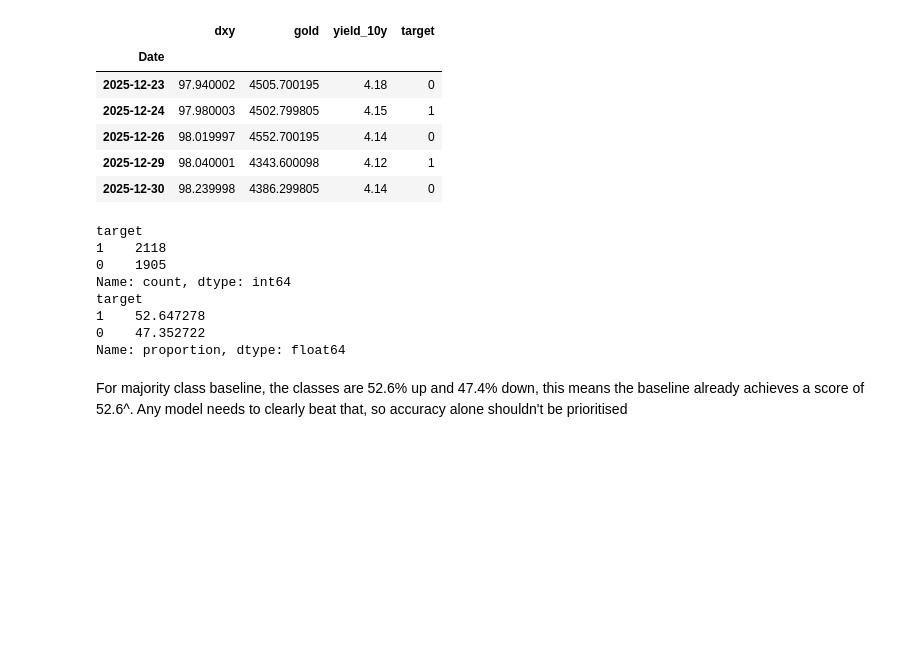
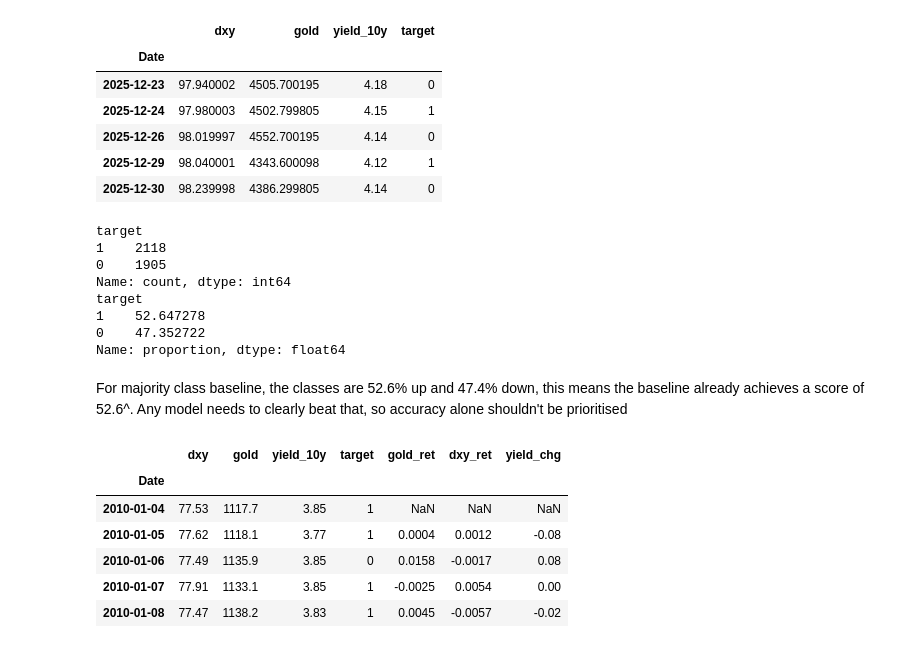
Before and after one commit to Mustafizb24/gold-directional-forecasting, a Jupyter notebook: gold_data_collection.ipynb, the cells around one changed output. Saved outputs shown, nothing was run; the diff lists cells and outputs as text; code cells hidden in the pictures; blank space fills up the shorter version.

```diff
--- a/gold_data_collection.ipynb
+++ b/gold_data_collection.ipynb
@@ -134,3 +134,24 @@ For majority class baseline, the classes are 52.6% up and 47.4% down, this means
 # %%
 # Saving the cleaned dataset with the target column
 clean.to_csv("clean_2010_2025.csv")
+# %%
+import numpy as np
+
+# Daily log returns for gold and the dollar index
+clean["gold_ret"]  = np.log(clean["gold"] / clean["gold"].shift(1))
+clean["dxy_ret"] = np.log(clean["dxy"] / clean["dxy"].shift(1))
+
+# Using log returns instead of % change because they add up over time, which percentagees don't measure
+
+# Daily change in the 10-year yield (in %)
+clean["yield_chg"] = clean ["yield_10y"].diff()
+
+clean.head().round(4)
+# %% [output]
+|  | dxy | gold | yield_10y | target | gold_ret | dxy_ret | yield_chg |
+| Date |  |  |  |  |  |  |  |
+| 2010-01-04 | 77.53 | 1117.7 | 3.85 | 1 | NaN | NaN | NaN |
+| 2010-01-05 | 77.62 | 1118.1 | 3.77 | 1 | 0.0004 | 0.0012 | -0.08 |
+| 2010-01-06 | 77.49 | 1135.9 | 3.85 | 0 | 0.0158 | -0.0017 | 0.08 |
+| 2010-01-07 | 77.91 | 1133.1 | 3.85 | 1 | -0.0025 | 0.0054 | 0.00 |
+| 2010-01-08 | 77.47 | 1138.2 | 3.83 | 1 | 0.0045 | -0.0057 | -0.02 |
```
Also changed, not shown: parts of 4 cells of this notebook.
